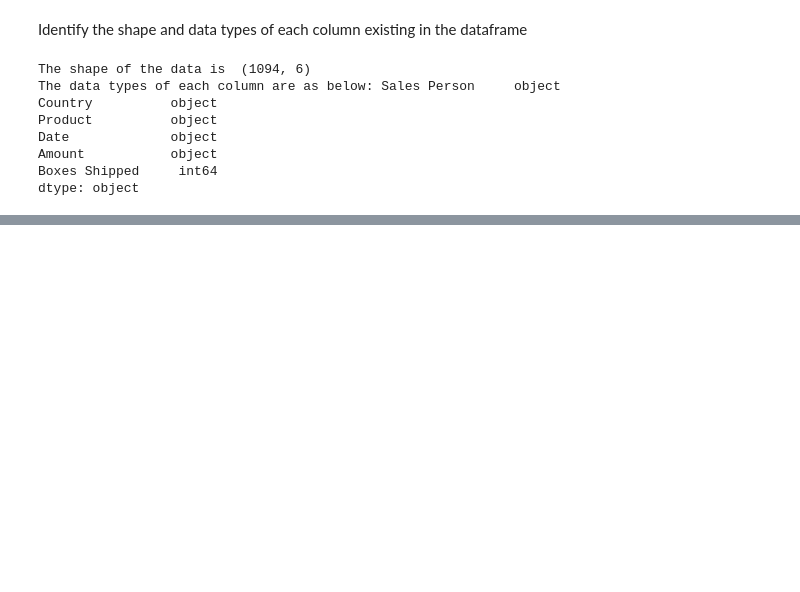
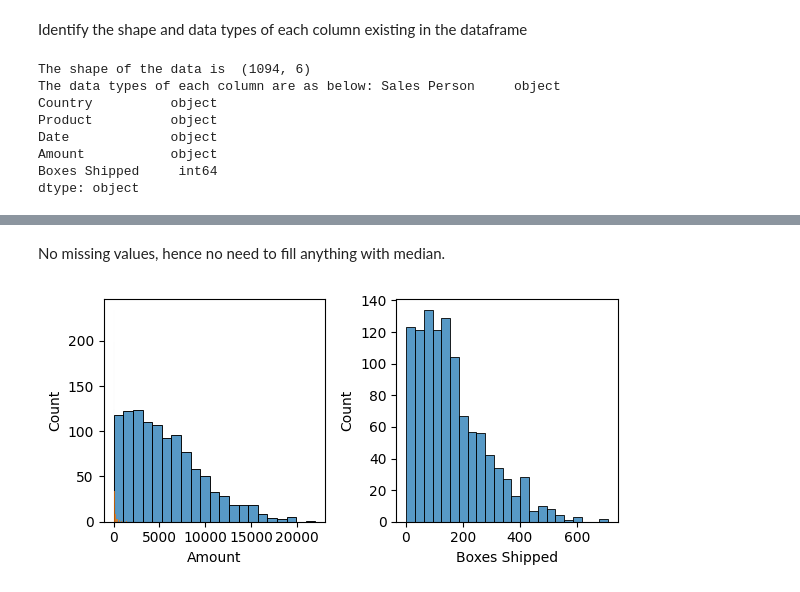
Before and after one commit to jasonzelin/data-analytics-portfolio, a Jupyter notebook: chocolate_sales_data/notebook.ipynb, the cells around one changed output, grey strips where cells are left out. Cells and saved outputs as stored; diff of their text form; code cells hidden in the pictures; blank space fills up the shorter version.

Commit message:
Completing chocolate sales data analysis & editing australia water quality monitoring

```diff
--- a/chocolate_sales_data/notebook.ipynb
+++ b/chocolate_sales_data/notebook.ipynb
@@ -43,0 +46,6 @@ dtype: object
+# %%
+warnings.filterwarnings("ignore")
+df['Date'] = pd.to_datetime(df['Date'], format='%d-%b-%y', errors='raise')
+df['Amount'] = df['Amount'].str.replace('(\$)|(\s+)|(,)', '', regex=True).astype('float64')
+df['Average Box Value'] = df['Amount'] / df['Boxes Shipped']
+df
@@ -43,0 +80,22 @@ dtype: object
+# %% [markdown]
+No missing values, hence no need to fill anything with median.
+# %%
+# Creating distribution plots
+numeric_columns = df.select_dtypes(include=["number"]).columns.tolist()
+
+# Create subplots: 4 row, 5 columns
+fig, axes = plt.subplots(nrows=1, ncols=2, figsize=(6, 3))
+r = 0
+c = 0
+for i in numeric_columns:
+    sns.histplot(data=df, x=i, ax=axes[c])
+    if (c + 1) % 2 == 0:
+        r = r + 1
+        c = 0
+    else:
+        c = c + 1
+
+plt.tight_layout()
+plt.show()
+# %% [output]
+[figure, added]
```
Also changed, not shown: parts of 18 cells of this notebook, 1 other file.
